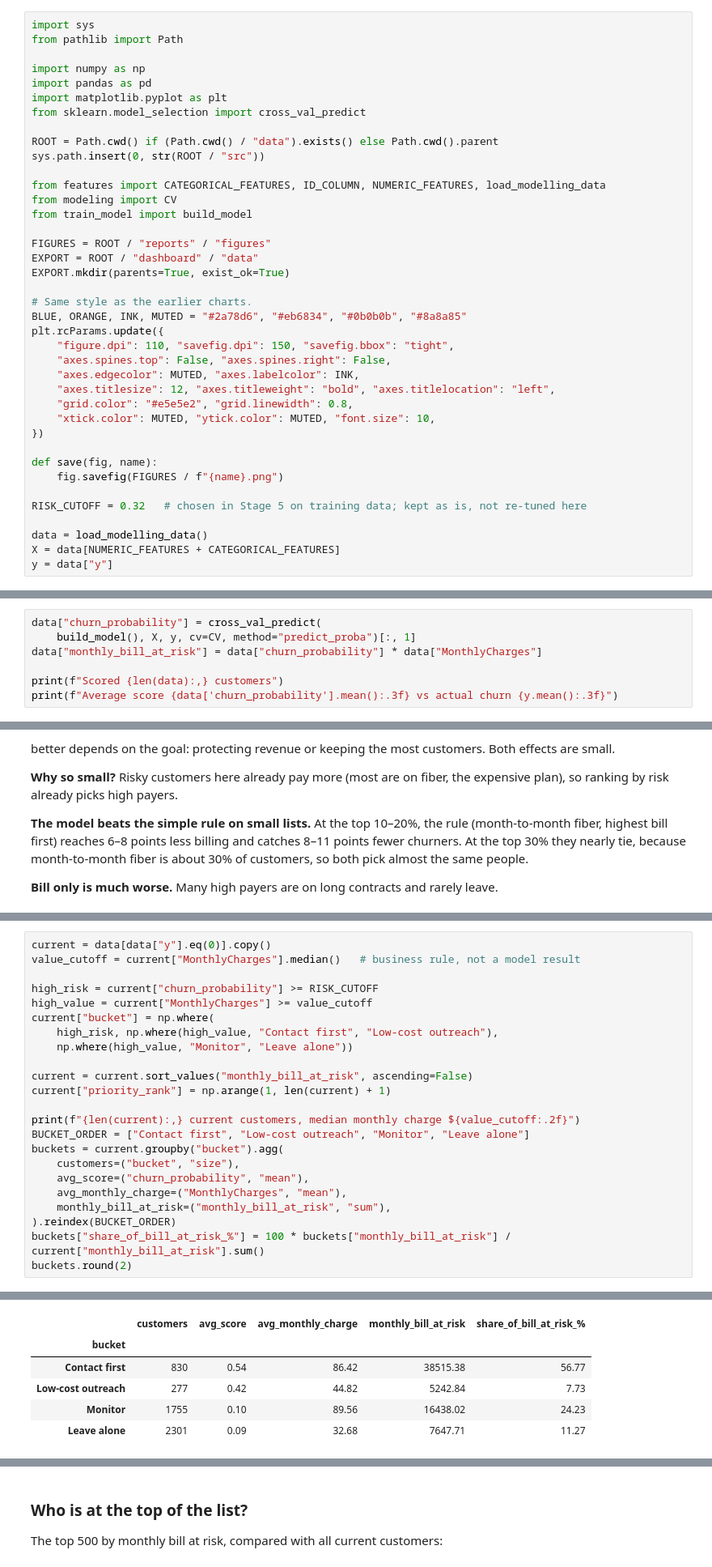
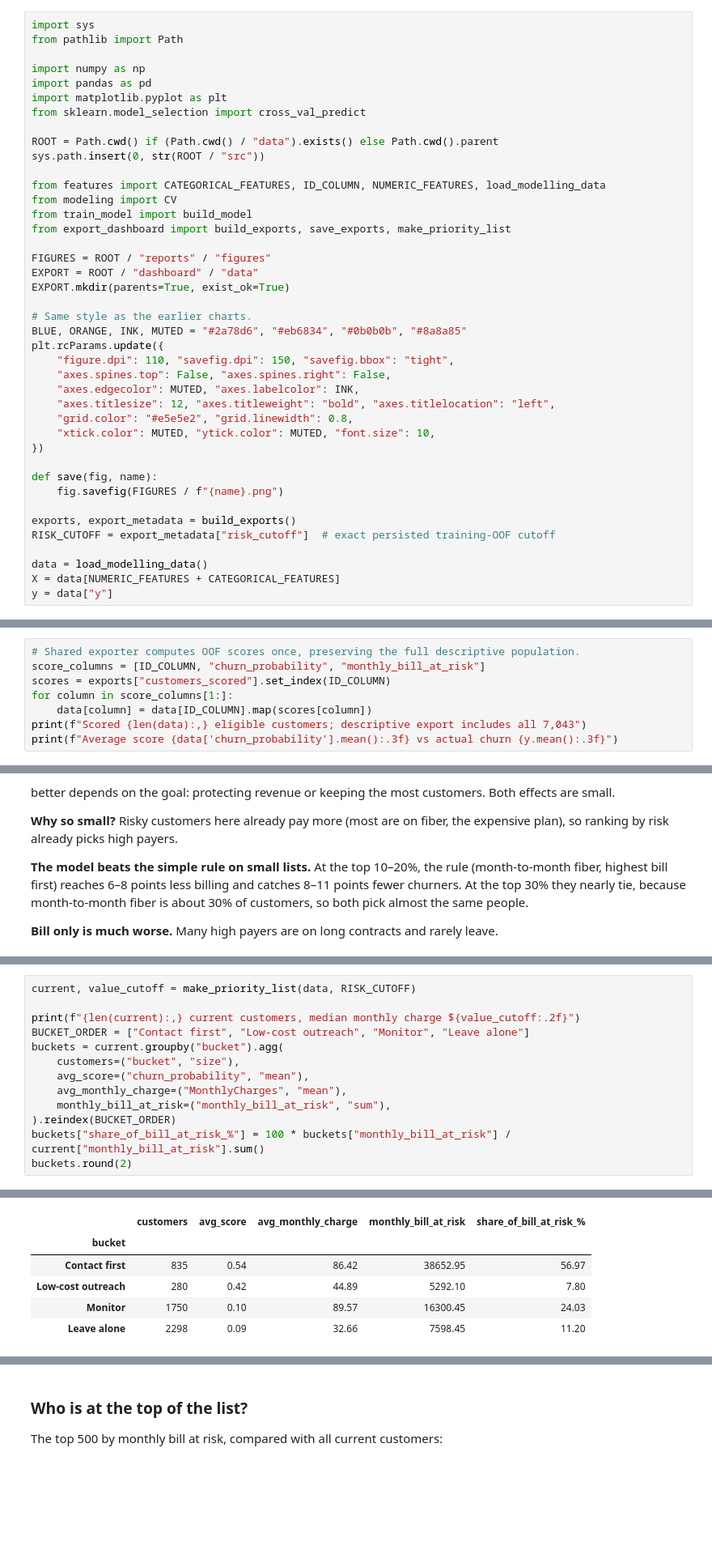
Before and after one commit to Srijana-gits/churn-intelligence, a Jupyter notebook: notebooks/05_prioritization.ipynb, the cells around one changed output, grey strips where cells are left out. Shown at 81% size. Drawn from its saved outputs; the diff is of its cells as text; blank space fills up the shorter version.

```diff
--- a/notebooks/05_prioritization.ipynb
+++ b/notebooks/05_prioritization.ipynb
@@ -29,6 +29,7 @@ sys.path.insert(0, str(ROOT / "src"))
 from features import CATEGORICAL_FEATURES, ID_COLUMN, NUMERIC_FEATURES, load_modelling_data
 from modeling import CV
 from train_model import build_model
+from export_dashboard import build_exports, save_exports, make_priority_list
 
 FIGURES = ROOT / "reports" / "figures"
 EXPORT = ROOT / "dashboard" / "data"
@@ -48,7 +49,8 @@ plt.rcParams.update({
 def save(fig, name):
     fig.savefig(FIGURES / f"{name}.png")
 
-RISK_CUTOFF = 0.32   # chosen in Stage 5 on training data; kept as is, not re-tuned here
+exports, export_metadata = build_exports()
+RISK_CUTOFF = export_metadata["risk_cutoff"]  # exact persisted training-OOF cutoff
 
 data = load_modelling_data()
 X = data[NUMERIC_FEATURES + CATEGORICAL_FEATURES]
@@ -60,10 +63,11 @@ y = data["y"]
 
 Each customer is scored by a model that didn't train on them (5-fold out-of-fold scores). That way no one gets an unfairly confident score.
 # %%
-data["churn_probability"] = cross_val_predict(
-    build_model(), X, y, cv=CV, method="predict_proba")[:, 1]
-data["monthly_bill_at_risk"] = data["churn_probability"] * data["MonthlyCharges"]
-
-print(f"Scored {len(data):,} customers")
+# Shared exporter computes OOF scores once, preserving the full descriptive population.
+score_columns = [ID_COLUMN, "churn_probability", "monthly_bill_at_risk"]
+scores = exports["customers_scored"].set_index(ID_COLUMN)
+for column in score_columns[1:]:
+    data[column] = data[ID_COLUMN].map(scores[column])
+print(f"Scored {len(data):,} eligible customers; descriptive export includes all 7,043")
 print(f"Average score {data['churn_probability'].mean():.3f} vs actual churn {y.mean():.3f}")
 # %% [output]
@@ -191,34 +195,24 @@ Each customer goes into one of four buckets. The two cutoffs are choices, not mo
 # %%
-current = data[data["y"].eq(0)].copy()
-value_cutoff = current["MonthlyCharges"].median()   # business rule, not a model result
-
-high_risk = current["churn_probability"] >= RISK_CUTOFF
-high_value = current["MonthlyCharges"] >= value_cutoff
-current["bucket"] = np.where(
-    high_risk, np.where(high_value, "Contact first", "Low-cost outreach"),
-    np.where(high_value, "Monitor", "Leave alone"))
-
-current = current.sort_values("monthly_bill_at_risk", ascending=False)
-current["priority_rank"] = np.arange(1, len(current) + 1)
+current, value_cutoff = make_priority_list(data, RISK_CUTOFF)
 
 print(f"{len(current):,} current customers, median monthly charge ${value_cutoff:.2f}")
 BUCKET_ORDER = ["Contact first", "Low-cost outreach", "Monitor", "Leave alone"]
 buckets = current.groupby("bucket").agg(
     customers=("bucket", "size"),
     avg_score=("churn_probability", "mean"),
     avg_monthly_charge=("MonthlyCharges", "mean"),
     monthly_bill_at_risk=("monthly_bill_at_risk", "sum"),
 ).reindex(BUCKET_ORDER)
 buckets["share_of_bill_at_risk_%"] = 100 * buckets["monthly_bill_at_risk"] / current["monthly_bill_at_risk"].sum()
 buckets.round(2)
 # %% [output]
 5,163 current customers, median monthly charge $64.45
 |  | customers | avg_score | avg_monthly_charge | monthly_bill_at_risk | share_of_bill_at_risk_% |
 | bucket |  |  |  |  |  |
-| Contact first | 830 | 0.54 | 86.42 | 38515.38 | 56.77 |
-| Low-cost outreach | 277 | 0.42 | 44.82 | 5242.84 | 7.73 |
-| Monitor | 1755 | 0.10 | 89.56 | 16438.02 | 24.23 |
-| Leave alone | 2301 | 0.09 | 32.68 | 7647.71 | 11.27 |
+| Contact first | 835 | 0.54 | 86.42 | 38652.95 | 56.97 |
+| Low-cost outreach | 280 | 0.42 | 44.89 | 5292.10 | 7.80 |
+| Monitor | 1750 | 0.10 | 89.57 | 16300.45 | 24.03 |
+| Leave alone | 2298 | 0.09 | 32.66 | 7598.45 | 11.20 |
 # %%
 fig, ax = plt.subplots(figsize=(8.5, 5.5))
 colors = {"Contact first": ORANGE, "Low-cost outreach": "#f2a07e",
```
Also changed, not shown: parts of 7 cells of this notebook, 34 other files.
